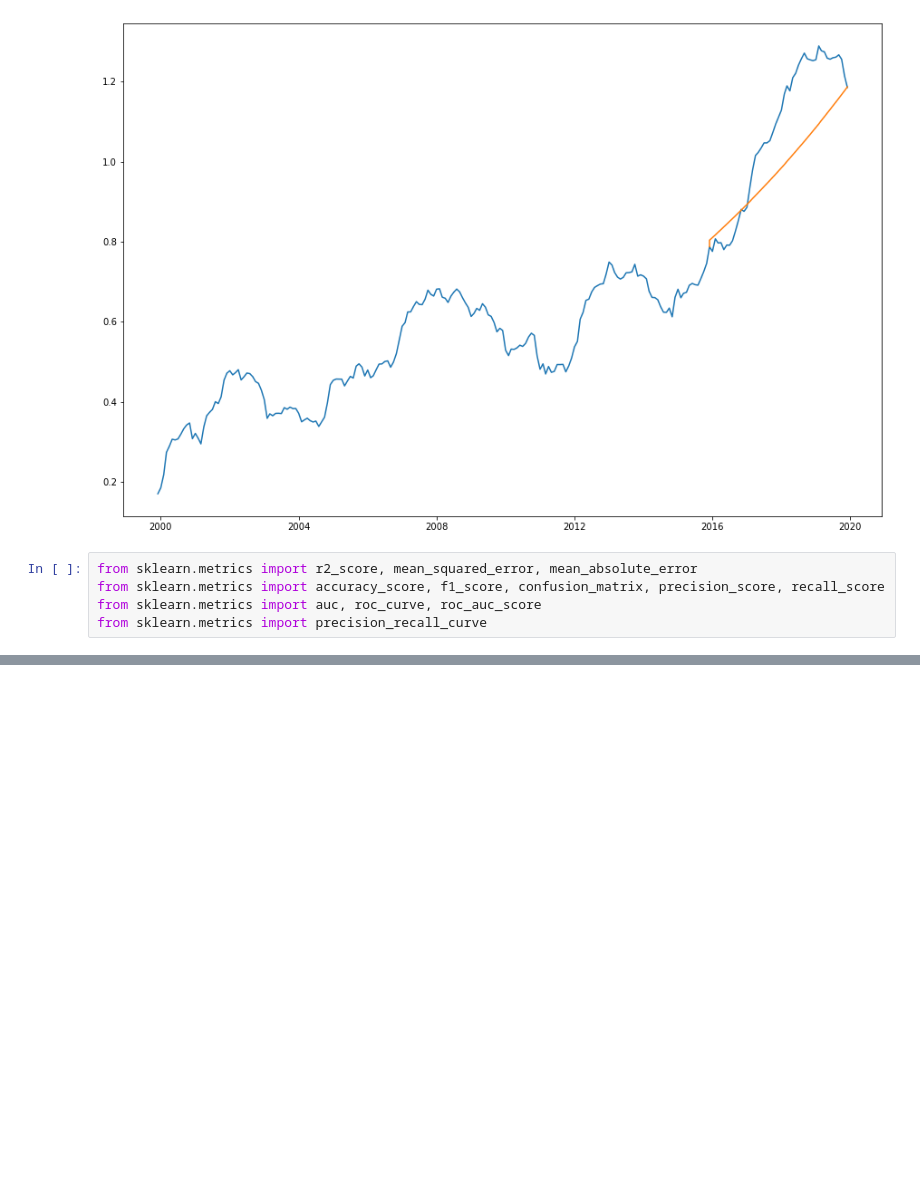
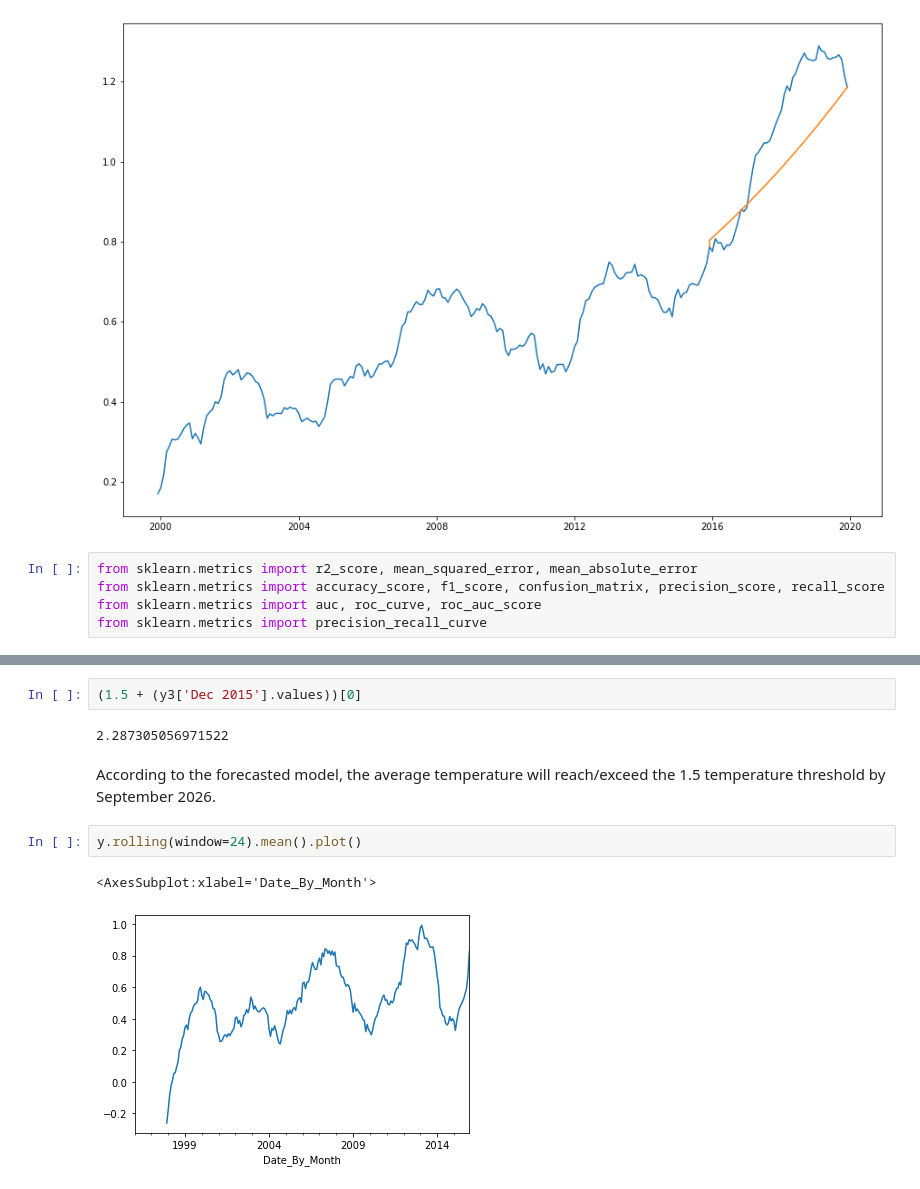
Before and after one commit to Zaxela/Springboard, a Jupyter notebook: Capstone_3/cap_3_modelling.ipynb, the cells around one changed output, grey strips where cells are left out. Drawn from its saved outputs; the diff is of its cells as text; blank space fills up the shorter version.

```diff
--- a/Capstone_3/cap_3_modelling.ipynb
+++ b/Capstone_3/cap_3_modelling.ipynb
@@ -400,0 +381,11 @@ plt.show()
+# %%
+(1.5 + (y3['Dec 2015'].values))[0]
+# %% [output]
+2.287305056971522
+# %% [markdown]
+According to the forecasted model, the average temperature will reach/exceed the 1.5 temperature threshold by September 2026.
+# %%
+y.rolling(window=24).mean().plot()
+# %% [output]
+<AxesSubplot:xlabel='Date_By_Month'>
+[figure, added]
```
Also changed, not shown: parts of 13 cells of this notebook.
